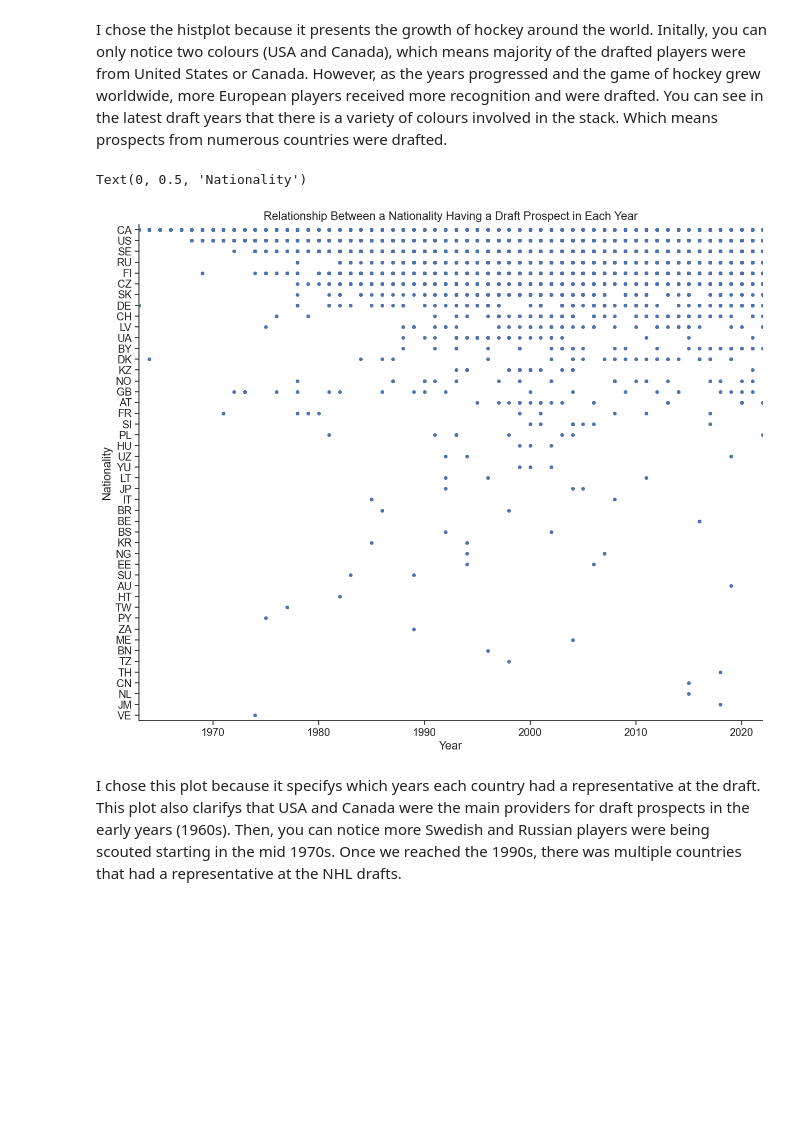
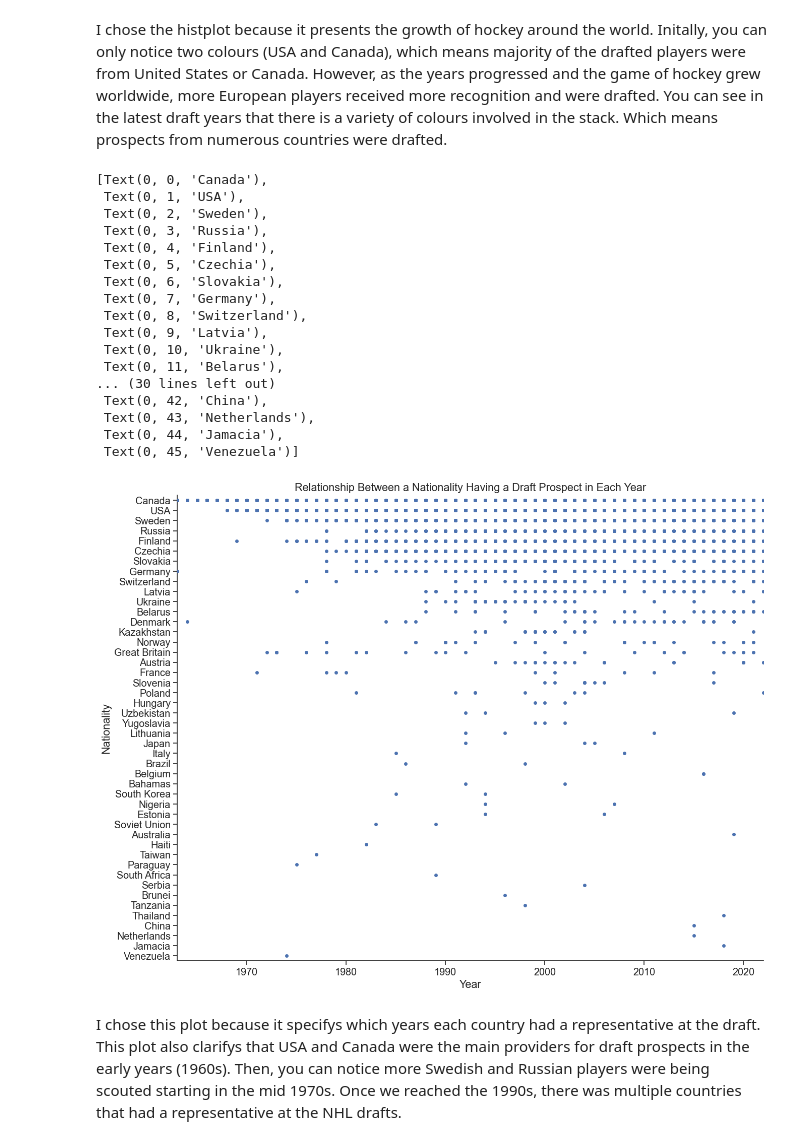
Before and after one commit to ubco-W2022T2-data301/project-group-group31, a Jupyter notebook: analysis/analysis2.ipynb, the cells around one changed output. Cells and saved outputs as stored; diff of their text form; code cells hidden in the pictures; blank space fills up the shorter version.

```diff
--- a/analysis/analysis2.ipynb
+++ b/analysis/analysis2.ipynb
@@ -83,0 +97,17 @@ plt.legend(["Canada","USA", "Sweden", "Russia", "Finland", "Czechia", "Switzerla
+# %%
+country_list2 = ["CA", "US", "SE", "RU", "FI", "CZ", "SK", "DE", "CH", "LV", "UA", "BY", "DK", "KZ", "NO", "GB", "AT",
+       "FR", "SI", "PL", "LT", "YU", "HU", "UZ", "JP", "IT", "BR", "BE", "BS", "KR", "EE", "NG",
+       "SU", "JM", "TH", "NL", "CN", "TZ", "BN", "AU", "ZA", "ME", "HT", "TW", "PY", "VE"]
+plt.figure(figsize=(10,15))
+#sns.countplot(y='nationality', data = df, order=(df['nationality'].value_counts().index)).set(xlim=(0,100), ylabel="Nationality",xlabel="Number of Drafted Players")
+subset2 = {k: v for (k, v) in countries.items() if k in country_list2}
+
+ax2 = sns.countplot(
+    y="nationality",
+    data=df[df["nationality"].isin(country_list2)],
+    order=country_list2,
+)
+plt.ylabel("Nationality")
+plt.xlabel("Number of Drafted Players")
+plt.xlim(0,100)
+ax2.set_yticklabels(subset2.values())
@@ -101,15 +150,48 @@ plt.legend(['Slovakia', 'USA', 'Canada', 'Sweden', 'Czechia', 'Austria', 'Russia
 I chose the histplot because it presents the growth of hockey around the world.
 Initally, you can only notice two colours (USA and Canada), which means majority of the drafted players were from United States or Canada. However, as the years progressed and the game of hockey grew worldwide, more European players received more recognition and were drafted. You can see in the latest draft years that there is a variety of colours involved in the stack. Which means prospects from numerous countries were drafted.
 # %%
+countries3 = {'CA': 'Canada','US': 'USA', 'SE': 'Sweden','RU': 'Russia', 'FI': 'Finland','CZ': 'Czechia','SK': 'Slovakia',
+'DE': 'Germany','CH': 'Switzerland', 'LV': 'Latvia', 'UA': 'Ukraine', 'BY': 'Belarus', 'DK': 'Denmark', 'KZ': 'Kazakhstan',
+'NO': 'Norway','GB': 'Great Britain', 'AT': 'Austria', 'FR': 'France','SI': 'Slovenia', 'PL': 'Poland', 'HU': 'Hungary',
+'UZ': 'Uzbekistan','YU': 'Yugoslavia','LT': 'Lithuania','JP': 'Japan', 'IT': 'Italy', 'BR': 'Brazil',
+'BE': 'Belgium', 'BS': 'Bahamas', 'KR': 'South Korea','NG': 'Nigeria', 'EE': 'Estonia','SU': 'Soviet Union',
+'AU': 'Australia','HT': 'Haiti', 'TW': 'Taiwan','PY': 'Paraguay','ZA': 'South Africa', 'ME': 'Serbia','BN': 'Brunei',
+'TZ': 'Tanzania', 'TH': 'Thailand', 'CN': 'China','NL': 'Netherlands','JM': 'Jamacia', 'VE': 'Venezuela'}
+
 fig = plt.figure(figsize=(15,12))
-#sns.violinplot(x='year', y='nationality', data=df, order=df['nationality'].value_counts().index)
-sns.stripplot(data=df, x='year', y='nationality', order=df['nationality'].value_counts().index, jitter=False)
+subset3 = {k: v for (k, v) in countries3.items() if k in country_list2}
+
+ax3 = sns.stripplot(
+    x='year',
+    y="nationality",
+    data=df[df["nationality"].isin(country_list2)],
+    order=df['nationality'].value_counts().index,
+    jitter=False)
+
+#sns.stripplot(data=df, x='year', y='nationality', order=df['nationality'].value_counts().index, jitter=False)
 plt.xlim(1963,2022)
 plt.title("Relationship Between a Nationality Having a Draft Prospect in Each Year")
 plt.xlabel("Year")
 plt.ylabel("Nationality")
+ax3.set_yticklabels(subset3.values())
 # %% [output]
-Text(0, 0.5, 'Nationality')
+[Text(0, 0, 'Canada'),
+ Text(0, 1, 'USA'),
+ Text(0, 2, 'Sweden'),
+ Text(0, 3, 'Russia'),
+ Text(0, 4, 'Finland'),
+ Text(0, 5, 'Czechia'),
+ Text(0, 6, 'Slovakia'),
+ Text(0, 7, 'Germany'),
+ Text(0, 8, 'Switzerland'),
+ Text(0, 9, 'Latvia'),
+ Text(0, 10, 'Ukraine'),
+ Text(0, 11, 'Belarus'),
+... (30 lines left out)
+ Text(0, 42, 'China'),
+ Text(0, 43, 'Netherlands'),
+ Text(0, 44, 'Jamacia'),
+ Text(0, 45, 'Venezuela')]
-[figure, old version]
+[figure, new version]
 # %% [markdown]
 I chose this plot because it specifys which years each country had a representative at the draft. This plot also clarifys that USA and Canada were the main providers for draft prospects in the early years (1960s). Then, you can notice more Swedish and Russian players were being scouted starting in the mid 1970s. Once we reached the 1990s, there was multiple countries that had a representative at the NHL drafts.
```
Also changed, not shown: parts of 10 cells of this notebook.
